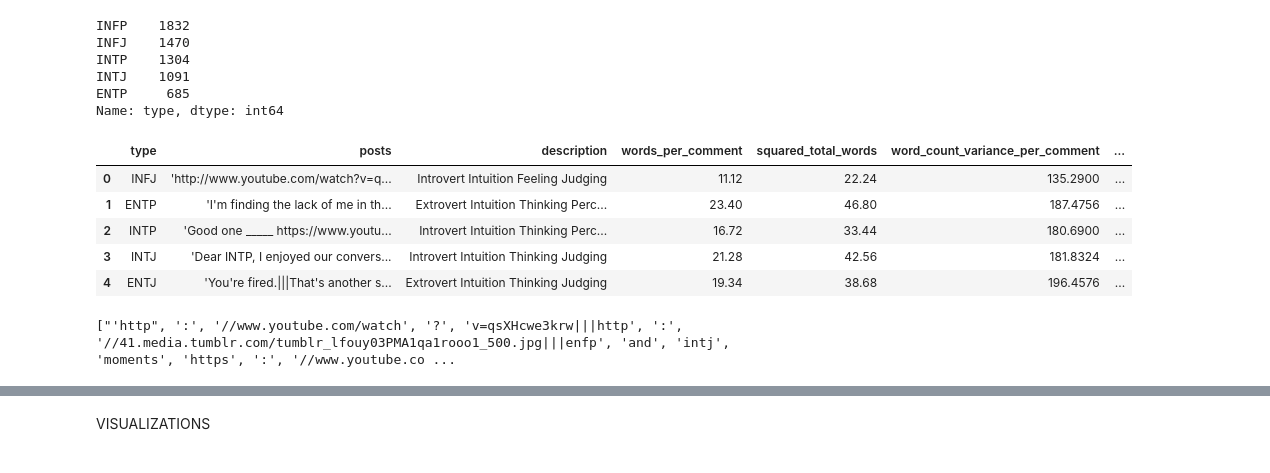
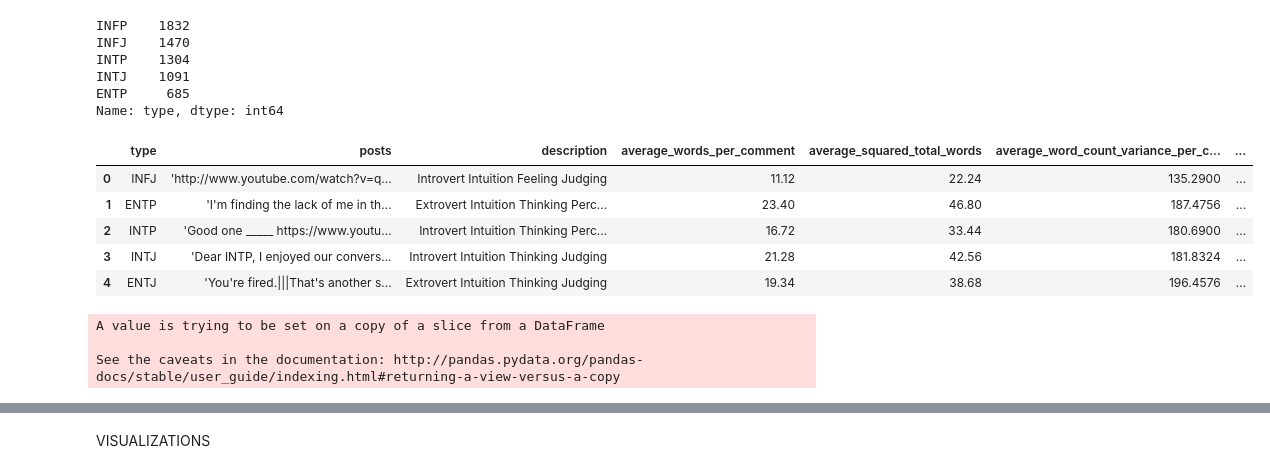
Before and after one commit to jingchliu/Personality-Predictor, a Jupyter notebook: Final_Project_Cleaning_Visualizations/Project 3 MBTI.ipynb, the cells around one changed output, grey strips where cells are left out. Saved outputs shown, nothing was run; the diff lists cells and outputs as text; code cells hidden in the pictures.

```diff
--- a/Final_Project_Cleaning_Visualizations/Project 3 MBTI.ipynb
+++ b/Final_Project_Cleaning_Visualizations/Project 3 MBTI.ipynb
@@ -59,33 +82,48 @@ def var_row(row):
 # %%
 #define mbti and add the description to the type to the chart
 mbti = {'I':'Introvert', 'E':'Extrovert', 'N':'Intuition',
         'S':'Sensing', 'T':'Thinking', 'F': 'Feeling',
         'J':'Judging', 'P': 'Perceiving'}
 #description of the type
 mbti_df['description'] = mbti_df['type'].apply(lambda x: ' '.join([mbti[l] for l in list(x)]))
 #words per comment
-mbti_df['words_per_comment'] = mbti_df['posts'].apply(lambda x: len(x.split())/50)
+mbti_df['average_words_per_comment'] = mbti_df['posts'].apply(lambda x: len(x.split())/50)
 #squared totals
-mbti_df['squared_total_words'] = mbti_df['words_per_comment']*2
+mbti_df['average_squared_total_words'] = mbti_df['average_words_per_comment']*2
 #word count variance
-mbti_df['word_count_variance_per_comment'] = mbti_df['posts'].apply(lambda x: var_row(x))
+mbti_df['average_word_count_variance_per_comment'] = mbti_df['posts'].apply(lambda x: var_row(x))
 #interrobangs per comment =
-mbti_df['interrobangs_per_comment']=mbti_df['posts'].apply(lambda x: x.count('?')/50) + mbti_df['posts'].apply(lambda x: x.count('!')/50)
+mbti_df['average_interrobangs_per_comment']=mbti_df['posts'].apply(lambda x: x.count('?')/50) + mbti_df['posts'].apply(lambda x: x.count('!')/50)
 #preview
 mbti_df.head()
 # %% [output]
-|  | type | posts | description | words_per_comment | squared_total_words | word_count_variance_per_comment | ... |
+|  | type | posts | description | average_words_per_comment | average_squared_total_words | average_word_count_variance_per_c... | ... |
 | 0 | INFJ | 'http://www.youtube.com/watch?v=q... | Introvert Intuition Feeling Judging | 11.12 | 22.24 | 135.2900 | ... |
 | 1 | ENTP | 'I'm finding the lack of me in th... | Extrovert Intuition Thinking Perc... | 23.40 | 46.80 | 187.4756 | ... |
 | 2 | INTP | 'Good one _____ https://www.youtu... | Introvert Intuition Thinking Perc... | 16.72 | 33.44 | 180.6900 | ... |
 | 3 | INTJ | 'Dear INTP, I enjoyed our convers... | Introvert Intuition Thinking Judging | 21.28 | 42.56 | 181.8324 | ... |
 | 4 | ENTJ | 'You're fired.|||That's another s... | Extrovert Intuition Thinking Judging | 19.34 | 38.68 | 196.4576 | ... |
-# %%
-#tokenize to find pars of speeches
-postss = mbti_df["posts"]
-postss.head()
-nltk.pos_tag(postss)
-print(word_tokenize(postss[0]))
-#notfinished
-# %% [output]
-["'http", ':', '//www.youtube.com/watch', '?', 'v=qsXHcwe3krw|||http', ':', '//41.media.tumblr.com/tumblr_lfouy03PMA1qa1rooo1_500.jpg|||enfp', 'and', 'intj', 'moments', 'https', ':', '//www.youtube.co ...
+# %%
+#tokenize to find pars of speeches and pre-processing
+
+posts = mbti_df["posts"]
+
+#remove URLs
+posts_df = pd.DataFrame(data=posts)
+posts_df['posts'] = posts_df['posts'].replace(r'http\S+', '', regex=True).replace(r'www\S+', '', regex=True)
+posts_df['posts'] = posts_df['posts'].replace(r'\|\|\|', '', regex=True).replace(r'_____', '', regex=True).replace(r'@','', regex=True)
+
+
+posts_df['Tokenized Posts'] = posts_df.apply(lambda row: nltk.word_tokenize(row['posts']), axis=1)
+tokenized_df = pd.DataFrame(posts_df)
+tokenized_df
+
+#remove punctuations
+from string import punctuation
+def strip_punctuation(s):
+    return ''.join(c for c in s if c not in punctuation)
+posts["Tokenized Posts"] = (strip_punctuation(str(tokenized_df["Tokenized Posts"])))
+# %% [output]
+A value is trying to be set on a copy of a slice from a DataFrame
+
+See the caveats in the documentation: http://pandas.pydata.org/pandas-docs/stable/user_guide/indexing.html#returning-a-view-versus-a-copy
```
Also changed, not shown: parts of 19 cells of this notebook, 2 other files.
